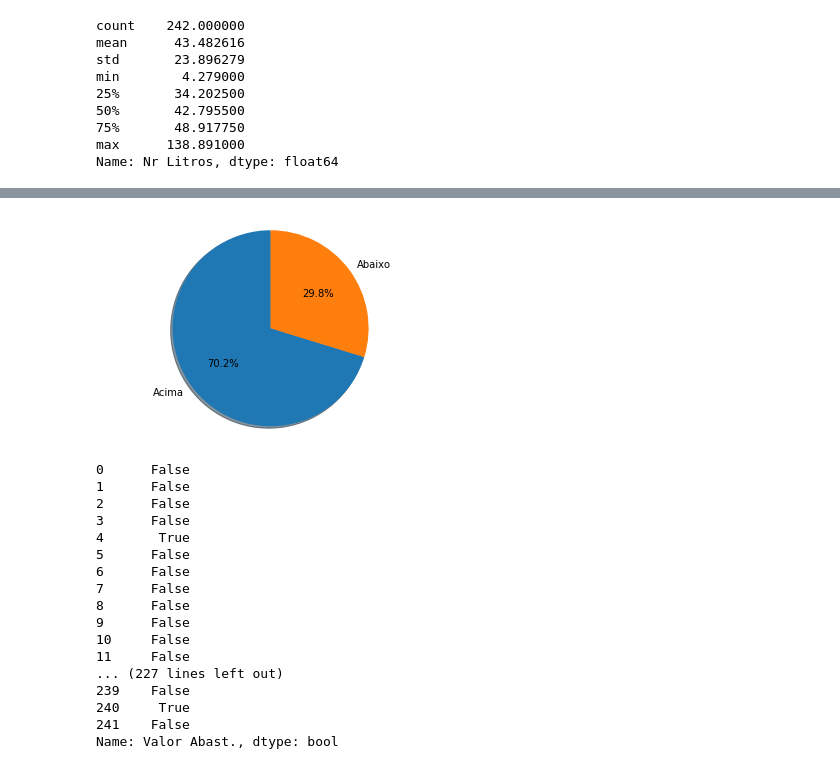
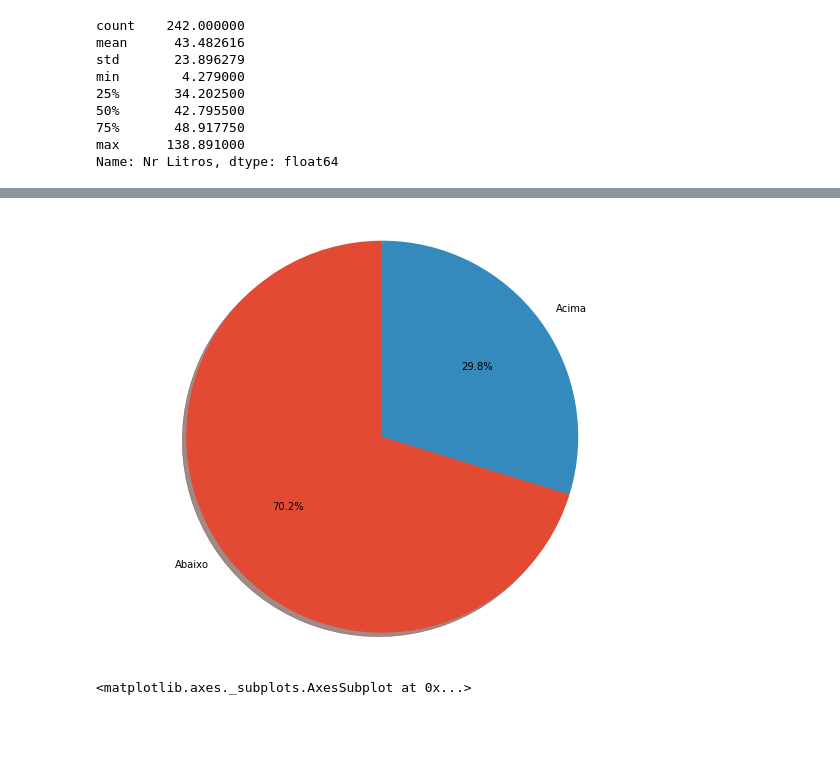
Before and after one commit to LucasMenossi/TCC, a Jupyter notebook: TCC.ipynb, the cells around one changed output, grey strips where cells are left out. Saved outputs shown, nothing was run; the diff lists cells and outputs as text; code cells hidden in the pictures; blank space fills up the shorter version.

```diff
--- a/TCC.ipynb
+++ b/TCC.ipynb
@@ -187,32 +189,26 @@ plt.show()
 # %%
-labels = ["Acima", "Abaixo"]
+labels = ["Abaixo", "Acima"]
 teste = df["Valor Abast."] >= df["Valor Abast."].mean()
 sizes = teste.value_counts()
 
 fig1, ax1 = plt.subplots()
 ax1.pie(sizes, labels = labels, autopct = '%1.1f%%' ,shadow = True, startangle=90)
 ax1.axis('equal')
 plt.show()
 # %% [output]
-[figure, old version]
+[figure, new version]
-# %%
-teste = df["Valor Abast."] >= df["Valor Abast."].mean()
-teste
-# %% [output]
-0      False
-1      False
-2      False
-3      False
-4       True
-5      False
-6      False
-7      False
-8      False
-9      False
-10     False
-11     False
-... (227 lines left out)
-239    False
-240     True
-241    False
-Name: Valor Abast., dtype: bool
+# %%
+#set ggplot style
+plt.style.use('ggplot')
+
+#plot data
+top_10 = (df.groupby('Placa')['Nr Litros', 'Valor Abast.'].agg({'Valor Abast.' : 'sum', 'Nr Litros': 'sum'})
+         .sort_values(by='Valor Abast.', ascending=False))[:10].reset_index()
+top_10.rename(columns={'Valor Abast.' : 'Valor Abastecido', 'Nr Litros' : 'Número de Litros'})
+
+#fig, ax = plt.subplots()
+df.plot(kind='barh', y = "", x ="Data", ax=ax)
+#ax.set_xlabel('Número de Litros')
+#ax.set_ylabel('Data')
+# %% [output]
+<matplotlib.axes._subplots.AxesSubplot at 0x...>
```
Also changed, not shown: parts of 14 cells of this notebook.
